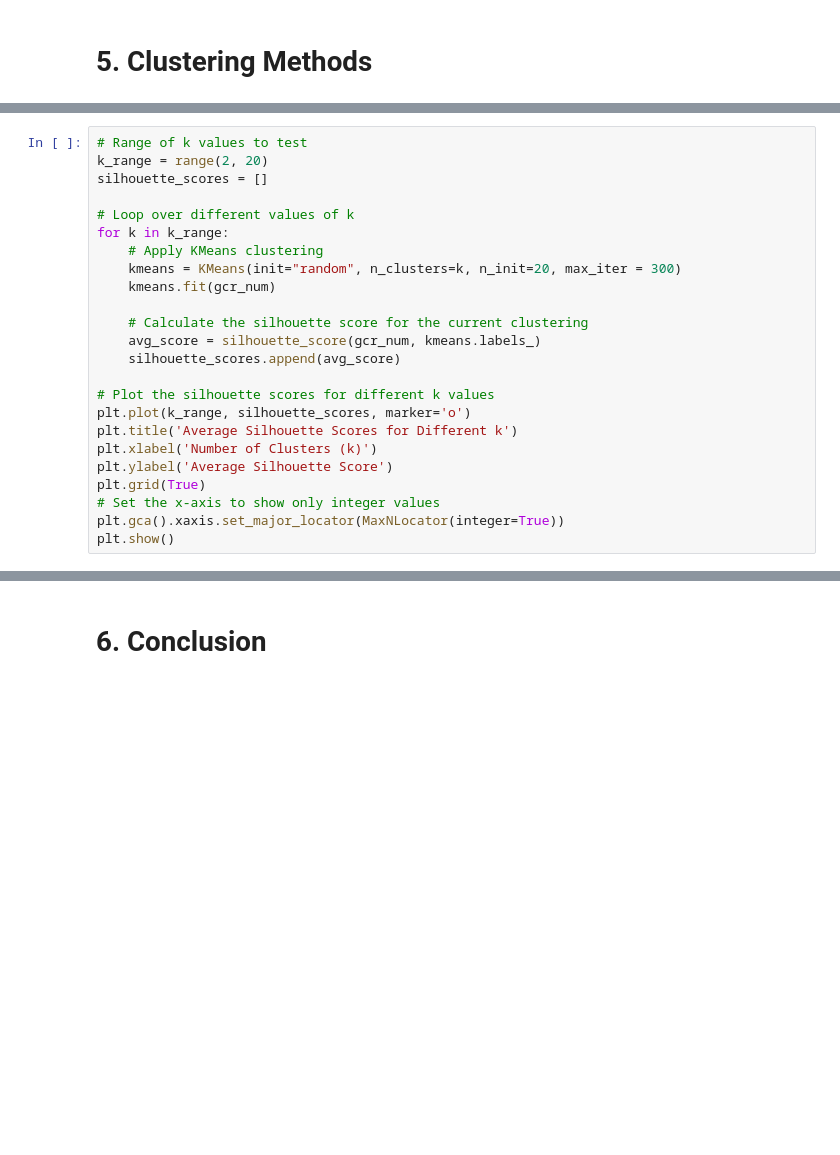
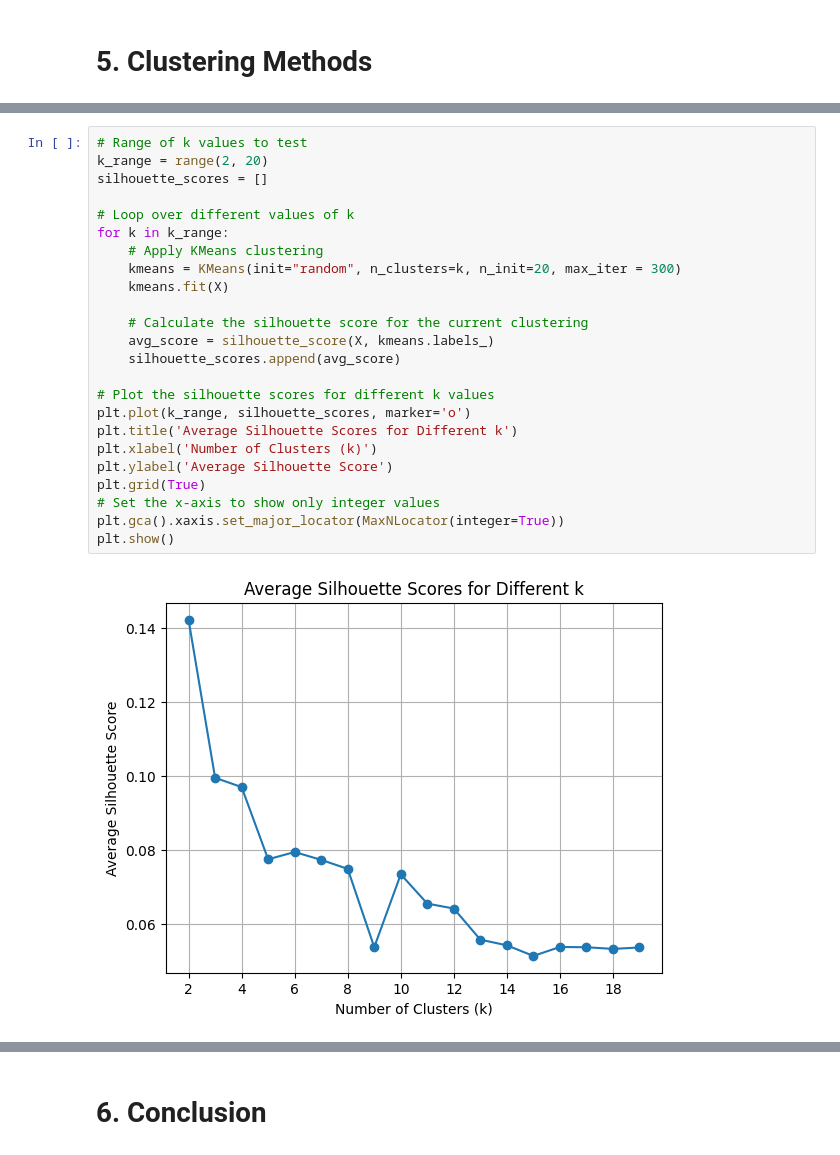
Before and after one commit to Regis0323/Module_1, a Jupyter notebook: Rurangwa_Assignment_Module_1.ipynb, the cells around one changed output, grey strips where cells are left out. Saved outputs shown, nothing was run; the diff lists cells and outputs as text; blank space fills up the shorter version.

```diff
--- a/Rurangwa_Assignment_Module_1.ipynb
+++ b/Rurangwa_Assignment_Module_1.ipynb
@@ -791,27 +765,29 @@ plt.show()
 # %%
 # Range of k values to test
 k_range = range(2, 20)
 silhouette_scores = []
 
 # Loop over different values of k
 for k in k_range:
     # Apply KMeans clustering
     kmeans = KMeans(init="random", n_clusters=k, n_init=20, max_iter = 300)
-    kmeans.fit(gcr_num)
+    kmeans.fit(X)
 
     # Calculate the silhouette score for the current clustering
-    avg_score = silhouette_score(gcr_num, kmeans.labels_)
+    avg_score = silhouette_score(X, kmeans.labels_)
     silhouette_scores.append(avg_score)
 
 # Plot the silhouette scores for different k values
 plt.plot(k_range, silhouette_scores, marker='o')
 plt.title('Average Silhouette Scores for Different k')
 plt.xlabel('Number of Clusters (k)')
 plt.ylabel('Average Silhouette Score')
 plt.grid(True)
 # Set the x-axis to show only integer values
 plt.gca().xaxis.set_major_locator(MaxNLocator(integer=True))
 plt.show()
+# %% [output]
+[figure, added]
 # %%
 # Loop over different values of k
 for k in k_range:
```
Also changed, not shown: parts of 12 cells of this notebook.
